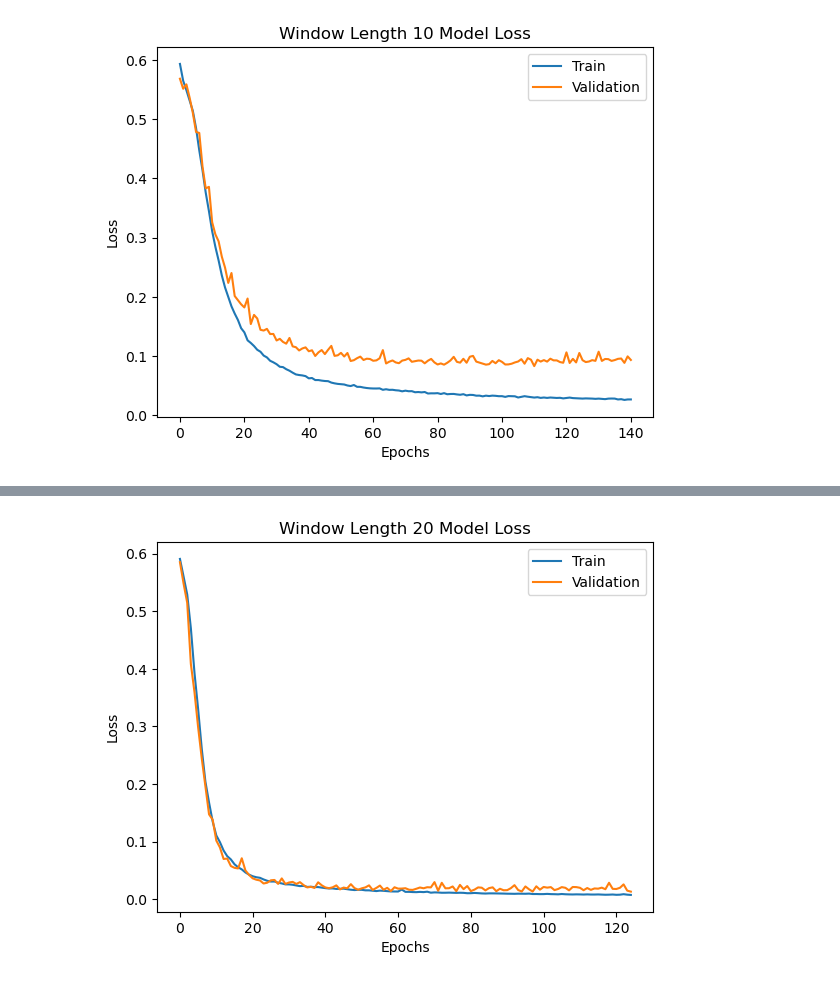
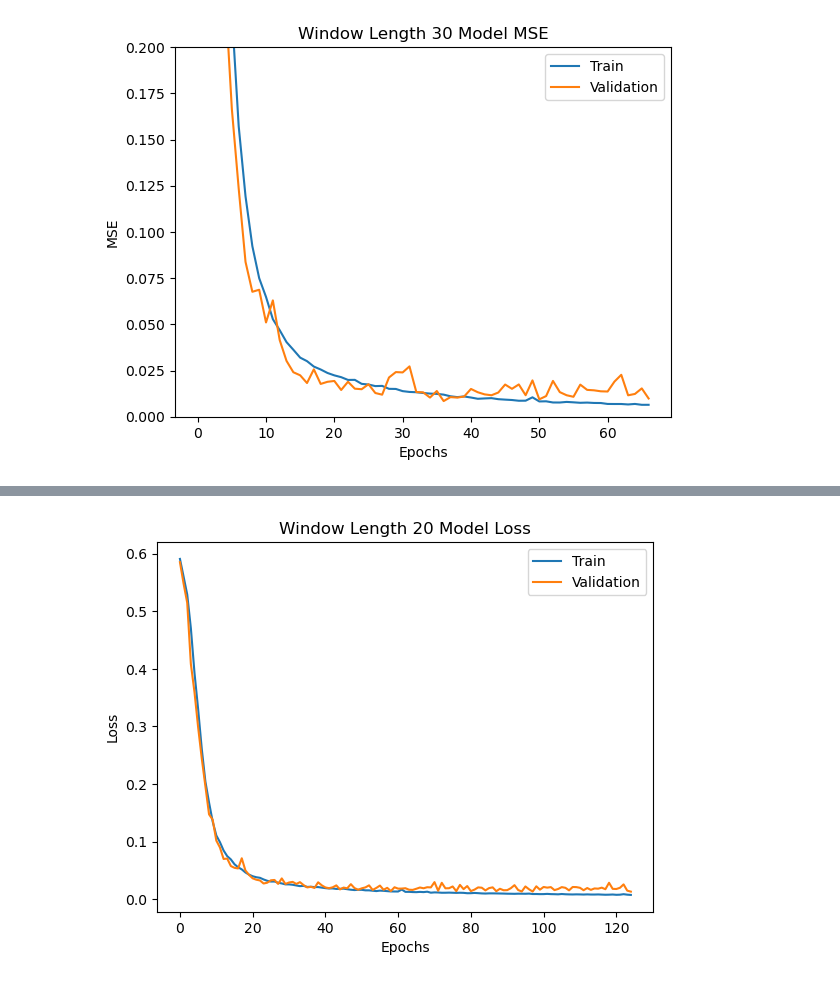
Before and after one commit to pxndey/engine_RUL, a Jupyter notebook: metrics.ipynb, the cells around one changed output, grey strips where cells are left out. Saved outputs shown, nothing was run; the diff lists cells and outputs as text; code cells hidden in the pictures.

```diff
--- a/metrics.ipynb
+++ b/metrics.ipynb
@@ -35,16 +78,17 @@ history_arrays[0]
 # %%
 # Example: Plotting loss for the first model in the array
 import matplotlib.pyplot as plt
-def plot(history_arrays,window_size,i,):
+def plot(history_arrays,window_size,i,metric,val_metric):
     first_model_history = history_arrays[i]
-    plt.plot(first_model_history['mse'])
-    plt.plot(first_model_history['val_mse'])
-    plt.title(f'Window Length {window_size[i]} Model Loss')
+    plt.plot(first_model_history[metric])
+    plt.plot(first_model_history[val_metric])
+    plt.title(f'Window Length {window_size[i]} Model {metric.upper()}')
     plt.xlabel('Epochs')
-    plt.ylabel('Loss')
+    plt.ylabel(metric.upper())
+    plt.ylim(0,0.2)
     plt.legend(['Train', 'Validation'])
     plt.show()
 # %%
-plot(history_arrays,window_size,0)
+plot(history_arrays,window_size,4,'mse','val_mse')
 # %% [output]
-[figure, old version]
+[figure, new version]
```
Also changed, not shown: parts of 15 cells of this notebook, 14 other files.
